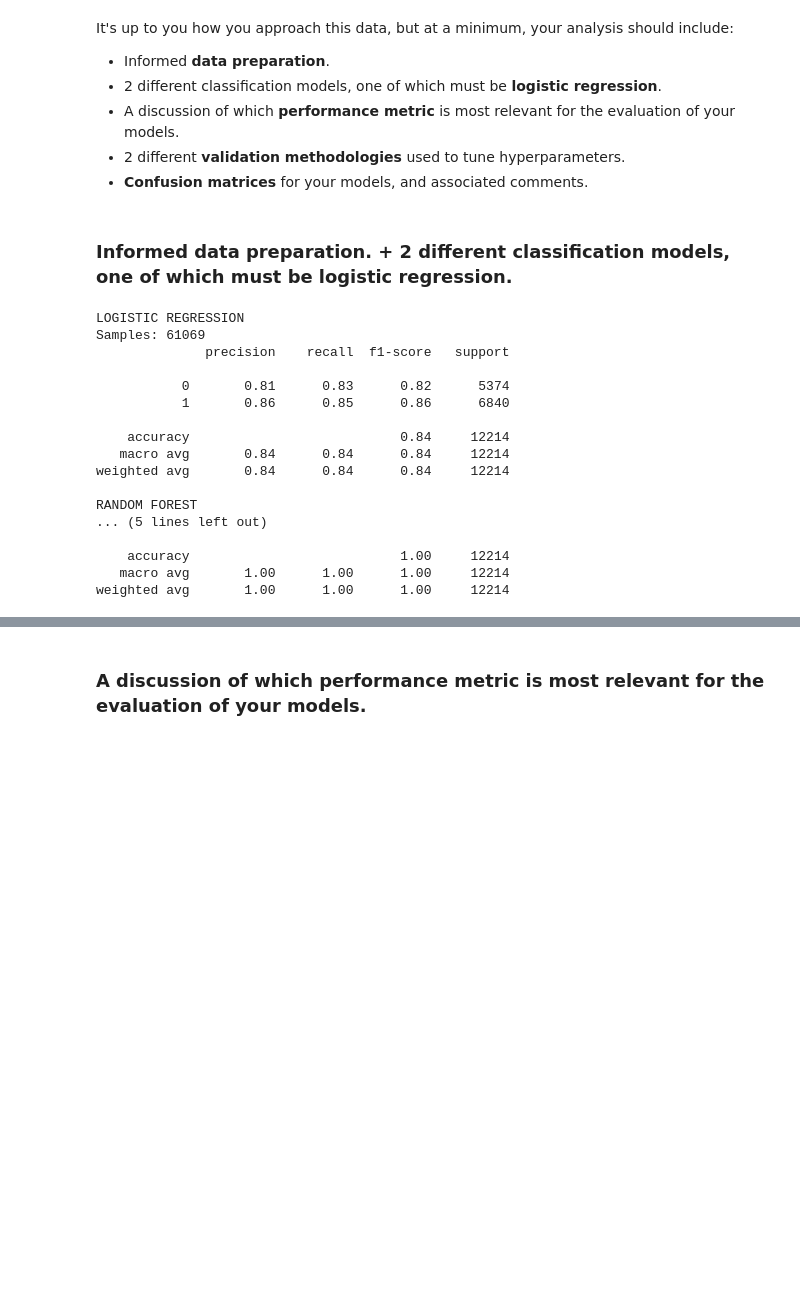
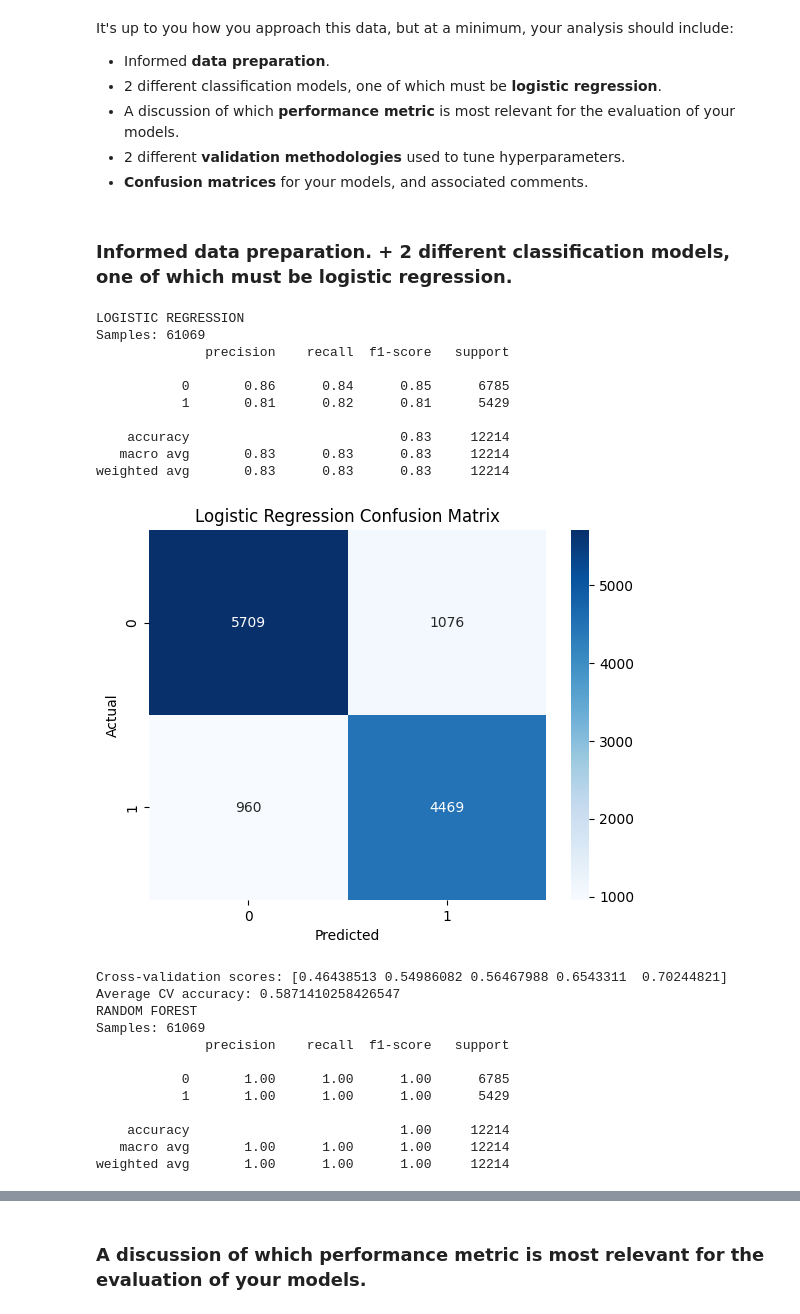
Before and after one commit to JonasPHenriksen/ML-Assignments, a Jupyter notebook: 4. Mushroom foraging/4. Mushroom foraging.ipynb, the cells around one changed output, grey strips where cells are left out. Cells and saved outputs as stored; diff of their text form; code cells hidden in the pictures; blank space fills up the shorter version.

```diff
--- a/4. Mushroom foraging/4. Mushroom foraging.ipynb
+++ b/4. Mushroom foraging/4. Mushroom foraging.ipynb
@@ -25,7 +25,6 @@ It's up to you how you approach this data, but at a minimum, your analysis shoul
 # %% [markdown]
 ### Informed **data preparation**. +  2 different classification models, one of which must be **logistic regression**.
 # %%
-#Imports
 import numpy as np
 from sklearn.preprocessing import LabelEncoder
 from sklearn.model_selection import train_test_split
@@ -33,13 +32,14 @@ from sklearn.linear_model import LogisticRegression
 from sklearn.metrics import classification_report
 from sklearn.ensemble import RandomForestClassifier
 import pandas as pd
+import numpy as np
+from sklearn.metrics import confusion_matrix
+import seaborn as sns
+import matplotlib.pyplot as plt
 
 #Getting data from the csv
 pd.set_option('display.max_columns', 1000)
 df = pd.read_csv('secondary_data.csv', delimiter = ';')
-
-#Seed for random so we get the same to relaiblely test.
-random_seed = 42
 
 #We use ratioed distrubution because the dataset have a lot of NaN's and that does not go well with the models.
 def ratioed_distribution(property_name):
@@ -67,60 +67,88 @@ columns_to_encode = [
 ]
 
 #Used to tanform the "p" and "e" to "1" and "0".
-le = LabelEncoder()
-def encode_columns(columns):
-    for column in columns:
-        df[column] = le.fit_transform(df[column])
-encode_columns(["class"])
+mapping = {'e': 1, 'p': 0}
+df['class'] = df['class'].map(mapping)
 
 #Changes other letter data to 0 and 1.
-df["does-bruise-or-bleed"] = df["does-bruise-or-bleed"].replace({ "t": 1, "f": 0 }).astype(int)
-df["has-ring"] = df["has-ring"].replace({ "t": 1, "f": 0 }).astype(int)
+df["does-bruise-or-bleed"] = df["does-bruise-or-bleed"].map({"t": 1, "f": 0}).astype(int)
+df["has-ring"] = df["has-ring"].map({"t": 1, "f": 0}).astype(int)
 
 #Onehot, because else there could be a diffrence numerical value that result in some of the data being ignored.
 df_encoded = pd.get_dummies(df, columns=columns_to_encode, drop_first=True)
 
 #Isolate lables
 X = df_encoded.drop(columns=["class"])
 y = df["class"]
 
 #Splitting data to train and test set
-X_train, X_test, y_train, y_test = train_test_split(X, y, test_size=0.2, random_state=random_seed)
+X_train, X_val_test, y_train, y_val_test = train_test_split(X, y, test_size=0.4, random_state=42)
+X_val, X_test, y_val, y_test = train_test_split(X_val_test, y_val_test, test_size=0.5, random_state=42)
+
 
 # Logistic regression
-lr_model = LogisticRegression(max_iter=500)
+lr_model = LogisticRegression(max_iter=100000)
 lr_model.fit(X_train, y_train)
 
 y_pred_lr = lr_model.predict(X_test)
 
 print("LOGISTIC REGRESSION")
 print(f"Samples: {df.shape[0]}")
 print(classification_report(y_test, y_pred_lr))
 
+cm_lr = confusion_matrix(y_test, y_pred_lr)
+sns.heatmap(cm_lr, annot=True, fmt="d", cmap="Blues", xticklabels=np.unique(y), yticklabels=np.unique(y))
+plt.title("Logistic Regression Confusion Matrix")
+plt.xlabel("Predicted")
+plt.ylabel("Actual")
+plt.show()
+
+scores = cross_val_score(lr_model, X, y, cv=5, scoring='accuracy')
+print("Cross-validation scores:", scores)
+print("Average CV accuracy:", np.mean(scores))
+
 # Random forest
-rf_model = RandomForestClassifier(random_state=random_seed)
+rf_model = RandomForestClassifier(random_state=42)
 rf_model.fit(X_train, y_train)
 
 y_pred_rf = rf_model.predict(X_test)
 
 print("RANDOM FOREST")
 print(f"Samples: {df.shape[0]}")
 print(classification_report(y_test, y_pred_rf))
+
+cm_rf = confusion_matrix(y_test, y_pred_rf)
+sns.heatmap(cm_rf, annot=True, fmt="d", cmap="Blues", xticklabels=np.unique(y), yticklabels=np.unique(y))
+plt.title("Random Forest Confusion Matrix")
+plt.xlabel("Predicted")
+plt.ylabel("Actual")
+plt.show()
+
+from sklearn.model_selection import cross_val_score
+scores = cross_val_score(rf_model, X, y, cv=5, scoring='accuracy')
+print("Cross-validation scores:", scores)
+print("Average CV accuracy:", np.mean(scores))
 # %% [output]
 LOGISTIC REGRESSION
 Samples: 61069
               precision    recall  f1-score   support
 
-           0       0.81      0.83      0.82      5374
-           1       0.86      0.85      0.86      6840
+           0       0.86      0.84      0.85      6785
+           1       0.81      0.82      0.81      5429
 
-    accuracy                           0.84     12214
-   macro avg       0.84      0.84      0.84     12214
-weighted avg       0.84      0.84      0.84     12214
-
-RANDOM FOREST
-... (5 lines left out)
-
-    accuracy                           1.00     12214
-   macro avg       1.00      1.00      1.00     12214
-weighted avg       1.00      1.00      1.00     12214
+    accuracy                           0.83     12214
+   macro avg       0.83      0.83      0.83     12214
+weighted avg       0.83      0.83      0.83     12214
+[figure, added]
+Cross-validation scores: [0.46438513 0.54986082 0.56467988 0.6543311  0.70244821]
+Average CV accuracy: 0.5871410258426547
+RANDOM FOREST
+Samples: 61069
+              precision    recall  f1-score   support
+
+           0       1.00      1.00      1.00      6785
+           1       1.00      1.00      1.00      5429
+
+    accuracy                           1.00     12214
+   macro avg       1.00      1.00      1.00     12214
+weighted avg       1.00      1.00      1.00     12214
```
Also changed, not shown: parts of 10 cells of this notebook.
